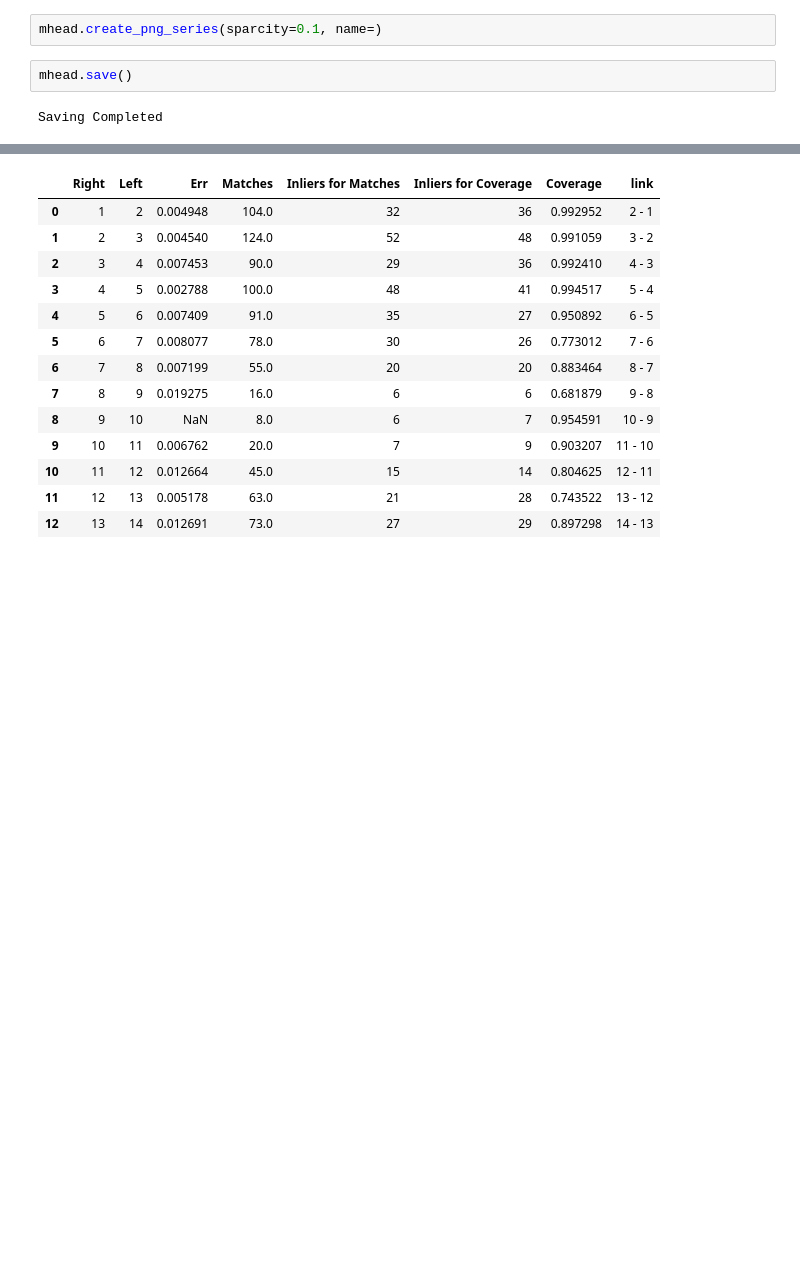
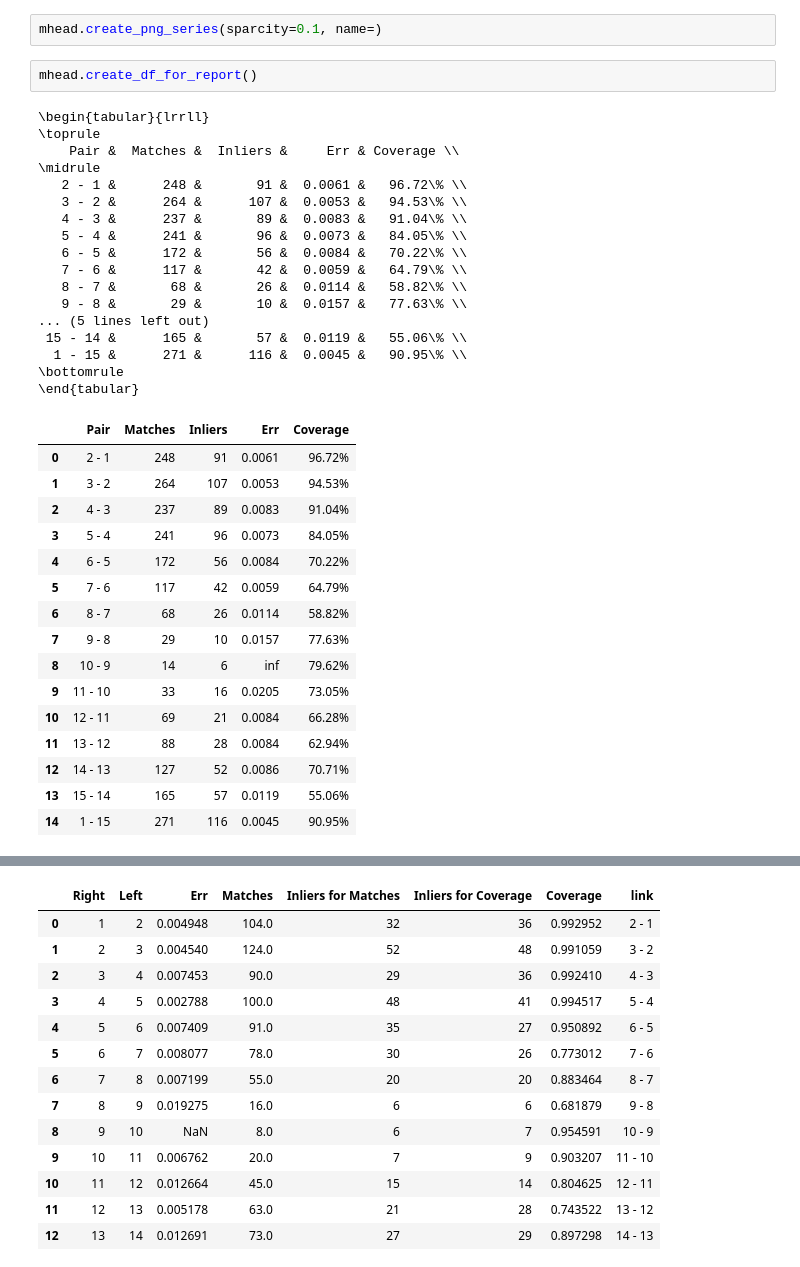
Before and after one commit to yichao-l/head_reconstruct, a Jupyter notebook: AV_CW_WZ.ipynb, the cells around one changed output, grey strips where cells are left out. Cells and saved outputs as stored; diff of their text form; blank space fills up the shorter version.

```diff
--- a/AV_CW_WZ.ipynb
+++ b/AV_CW_WZ.ipynb
@@ -102,9 +160,41 @@ mhead.show_spheres(sparcity=0.2, name=None, alpha=0)
 # %%
 mhead.create_png_series(sparcity=0.1, name=)
 # %%
-mhead.save()
+mhead.create_df_for_report()
 # %% [output]
-Saving Completed
+\begin{tabular}{lrrll}
+\toprule
+    Pair &  Matches &  Inliers &     Err & Coverage \\
+\midrule
+   2 - 1 &      248 &       91 &  0.0061 &   96.72\% \\
+   3 - 2 &      264 &      107 &  0.0053 &   94.53\% \\
+   4 - 3 &      237 &       89 &  0.0083 &   91.04\% \\
+   5 - 4 &      241 &       96 &  0.0073 &   84.05\% \\
+   6 - 5 &      172 &       56 &  0.0084 &   70.22\% \\
+   7 - 6 &      117 &       42 &  0.0059 &   64.79\% \\
+   8 - 7 &       68 &       26 &  0.0114 &   58.82\% \\
+   9 - 8 &       29 &       10 &  0.0157 &   77.63\% \\
+... (5 lines left out)
+ 15 - 14 &      165 &       57 &  0.0119 &   55.06\% \\
+  1 - 15 &      271 &      116 &  0.0045 &   90.95\% \\
+\bottomrule
+\end{tabular}
+|  | Pair | Matches | Inliers | Err | Coverage |
+| 0 | 2 - 1 | 248 | 91 | 0.0061 | 96.72% |
+| 1 | 3 - 2 | 264 | 107 | 0.0053 | 94.53% |
+| 2 | 4 - 3 | 237 | 89 | 0.0083 | 91.04% |
+| 3 | 5 - 4 | 241 | 96 | 0.0073 | 84.05% |
+| 4 | 6 - 5 | 172 | 56 | 0.0084 | 70.22% |
+| 5 | 7 - 6 | 117 | 42 | 0.0059 | 64.79% |
+| 6 | 8 - 7 | 68 | 26 | 0.0114 | 58.82% |
+| 7 | 9 - 8 | 29 | 10 | 0.0157 | 77.63% |
+| 8 | 10 - 9 | 14 | 6 | inf | 79.62% |
+| 9 | 11 - 10 | 33 | 16 | 0.0205 | 73.05% |
+| 10 | 12 - 11 | 69 | 21 | 0.0084 | 66.28% |
+| 11 | 13 - 12 | 88 | 28 | 0.0084 | 62.94% |
+| 12 | 14 - 13 | 127 | 52 | 0.0086 | 70.71% |
+| 13 | 15 - 14 | 165 | 57 | 0.0119 | 55.06% |
+| 14 | 1 - 15 | 271 | 116 | 0.0045 | 90.95% |
 # %%
 mhead.create_df_for_report()
 # %% [output]
```
Also changed, not shown: parts of 13 cells of this notebook, 7 other files.
